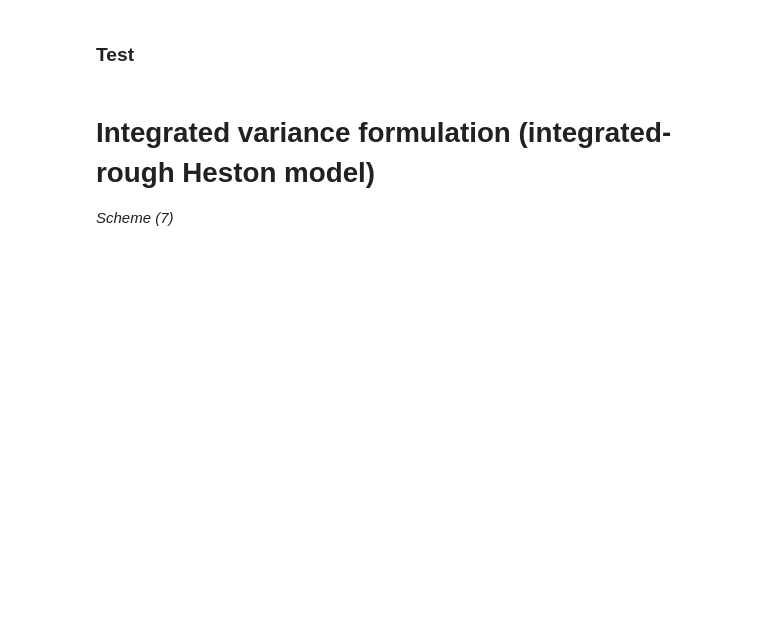
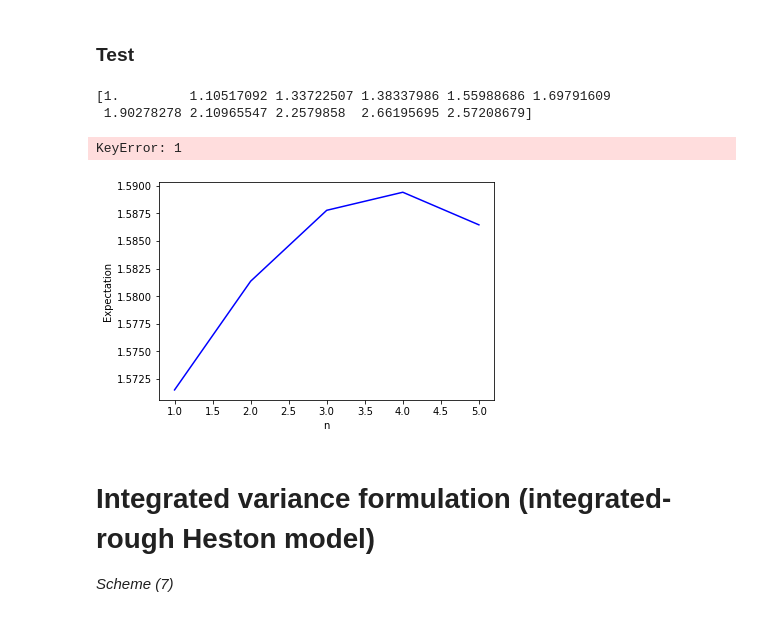
Before and after one commit to AnnaBagriy/rough_heston_model_NM, a Jupyter notebook: Project.ipynb, the cells around one changed output. Drawn from its saved outputs; the diff is of its cells as text; code cells hidden in the pictures; blank space fills up the shorter version.

```diff
--- a/Project.ipynb
+++ b/Project.ipynb
@@ -21,8 +21,8 @@ def K_t(t):
 
     return t**(H-0.5)/gamma(H+0.5) #check
 # %%
-M = 10**3
-n = 5
+M = 10**2
+n = 10
 
 l = 0.3
 nu = 0.3
@@ -70,3 +134,5 @@ def variance_call_price(x):
+# %%
+function_for_scheme = european_call_options
 # %% [markdown]
 # Risky asset price under the risk-neutral probability & Volatility
 _Scheme (6)_
@@ -72,0 +153,35 @@ _Scheme (6)_
+# %%
+def generate_BM(n,t,W,W_orth):
+    #print('---n',n)
+
+    if np.size(W)==0 or np.size(W_orth)==0:
+        G1 = np.random.randn(n)
+        G2 = np.random.randn(n)
+
+        W.append(0)
+        W_orth.append(0)
+
+        for i in range(n-1):
+            W.append(W[i] + np.sqrt(t[i+1] - t[i])*G1[i])
+            W_orth.append(W_orth[i] + np.sqrt(t[i+1] - t[i])*G2[i])
+
+        return W, W_orth
+
+    #if np.size(W) != int(n/2):
+    #    raise Exception(f'Wrong array size: n={n}, size(W)={np.size(W)}, n/2={int(n/2)}')
+
+    W_temp = W
+    W_orth_temp = W_orth
+
+    #print("----Initial array: W=",W)
+    j = 1
+    for i in range(1,np.size(W)):
+        W_k = np.random.normal((W[j]+W[j-1])/2, (t[j+1]-t[j-1])/4)
+        W_orth_k = np.random.normal((W_orth[j]+W_orth[j-1])/2, (t[j+1]-t[j-1])/4)
+
+        W_temp.insert(j,W_k)
+        W_orth_temp.insert(j,W_orth_k)
+
+        j += 2
+
+    return W_temp, W_orth_temp
@@ -165,3 +318,13 @@ plt.plot(integers1toM, cum_sum, color="b")
+# %%
+_ = test_scheme_for_fixed_n(S_V_process,function_for_scheme,n=10)
+# %% [output]
+[1.         1.10517092 1.33722507 1.38337986 1.55988686 1.69791609
+ 1.90278278 2.10965547 2.2579858  2.66195695 2.57208679]
+KeyError: 1
+# %%
+test_scheme_for_all_n(S_V_process,function_for_scheme,n=5)
+# %% [output]
+[figure, added]
 # %% [markdown]
 # Integrated variance formulation (integrated-rough Heston model)
 _Scheme (7)_
```
Also changed, not shown: parts of 33 cells of this notebook, 1 other file.
